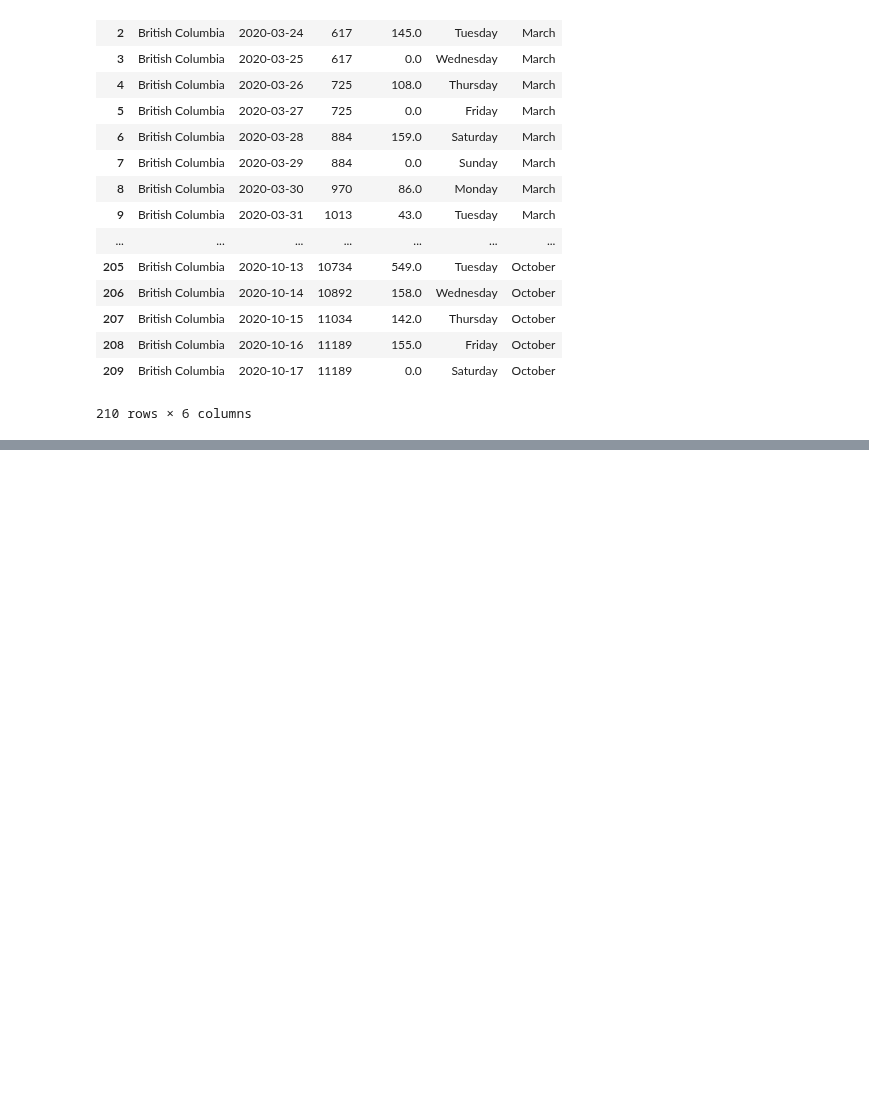
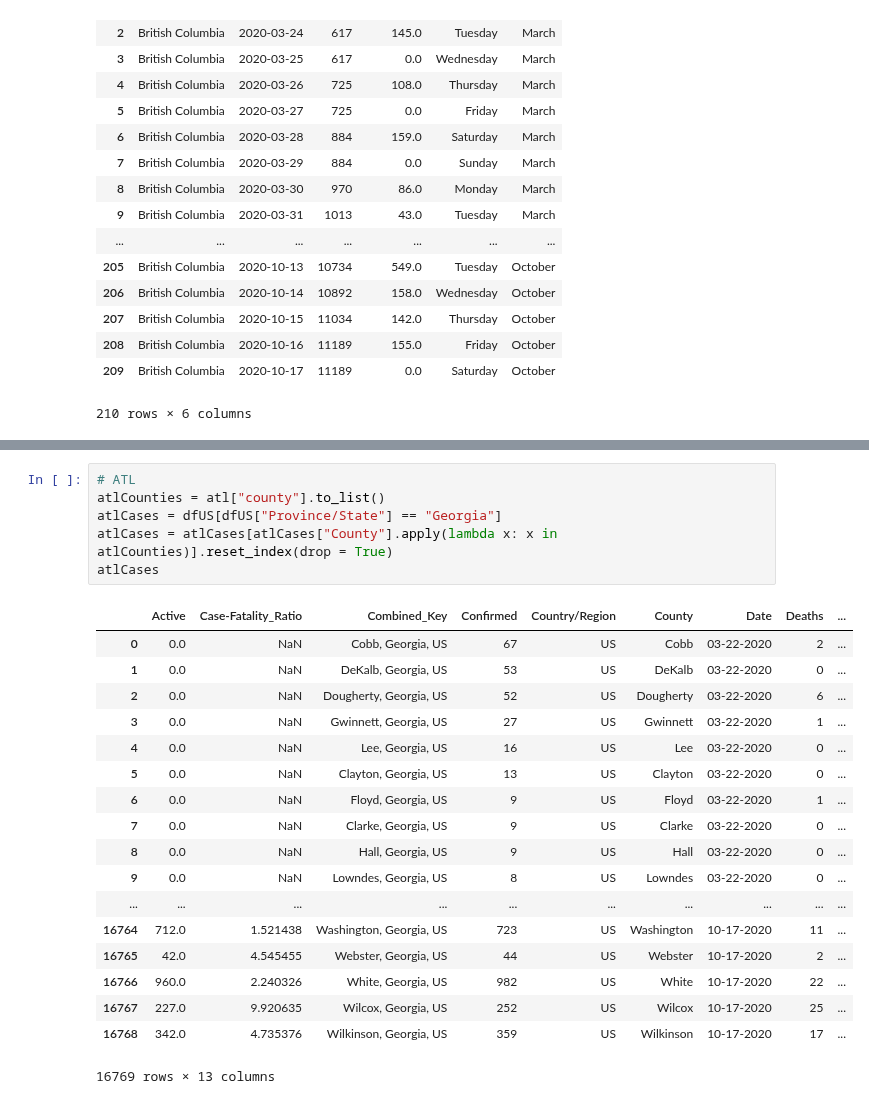
Before and after one commit to clement-ip/covid-airport-travel, a Jupyter notebook: analyze_covid.ipynb, the cells around one changed output, grey strips where cells are left out. Drawn from its saved outputs; the diff is of its cells as text; blank space fills up the shorter version.

```diff
--- a/analyze_covid.ipynb
+++ b/analyze_covid.ipynb
@@ -182,0 +236,25 @@ Stored 'bcCount' (DataFrame)
+# %%
+# ATL
+atlCounties = atl["county"].to_list()
+atlCases = dfUS[dfUS["Province/State"] == "Georgia"]
+atlCases = atlCases[atlCases["County"].apply(lambda x: x in atlCounties)].reset_index(drop = True)
+atlCases
+# %% [output]
+|  | Active | Case-Fatality_Ratio | Combined_Key | Confirmed | Country/Region | County | Date | Deaths | ... |
+| 0 | 0.0 | NaN | Cobb, Georgia, US | 67 | US | Cobb | 03-22-2020 | 2 | ... |
+| 1 | 0.0 | NaN | DeKalb, Georgia, US | 53 | US | DeKalb | 03-22-2020 | 0 | ... |
+| 2 | 0.0 | NaN | Dougherty, Georgia, US | 52 | US | Dougherty | 03-22-2020 | 6 | ... |
+| 3 | 0.0 | NaN | Gwinnett, Georgia, US | 27 | US | Gwinnett | 03-22-2020 | 1 | ... |
+| 4 | 0.0 | NaN | Lee, Georgia, US | 16 | US | Lee | 03-22-2020 | 0 | ... |
+| 5 | 0.0 | NaN | Clayton, Georgia, US | 13 | US | Clayton | 03-22-2020 | 0 | ... |
+| 6 | 0.0 | NaN | Floyd, Georgia, US | 9 | US | Floyd | 03-22-2020 | 1 | ... |
+| 7 | 0.0 | NaN | Clarke, Georgia, US | 9 | US | Clarke | 03-22-2020 | 0 | ... |
+| 8 | 0.0 | NaN | Hall, Georgia, US | 9 | US | Hall | 03-22-2020 | 0 | ... |
+| 9 | 0.0 | NaN | Lowndes, Georgia, US | 8 | US | Lowndes | 03-22-2020 | 0 | ... |
+| ... | ... | ... | ... | ... | ... | ... | ... | ... | ... |
+| 16764 | 712.0 | 1.521438 | Washington, Georgia, US | 723 | US | Washington | 10-17-2020 | 11 | ... |
+| 16765 | 42.0 | 4.545455 | Webster, Georgia, US | 44 | US | Webster | 10-17-2020 | 2 | ... |
+| 16766 | 960.0 | 2.240326 | White, Georgia, US | 982 | US | White | 10-17-2020 | 22 | ... |
+| 16767 | 227.0 | 9.920635 | Wilcox, Georgia, US | 252 | US | Wilcox | 10-17-2020 | 25 | ... |
+| 16768 | 342.0 | 4.735376 | Wilkinson, Georgia, US | 359 | US | Wilkinson | 10-17-2020 | 17 | ... |
+16769 rows × 13 columns
```
Also changed, not shown: parts of 12 cells of this notebook, 10 other files.
